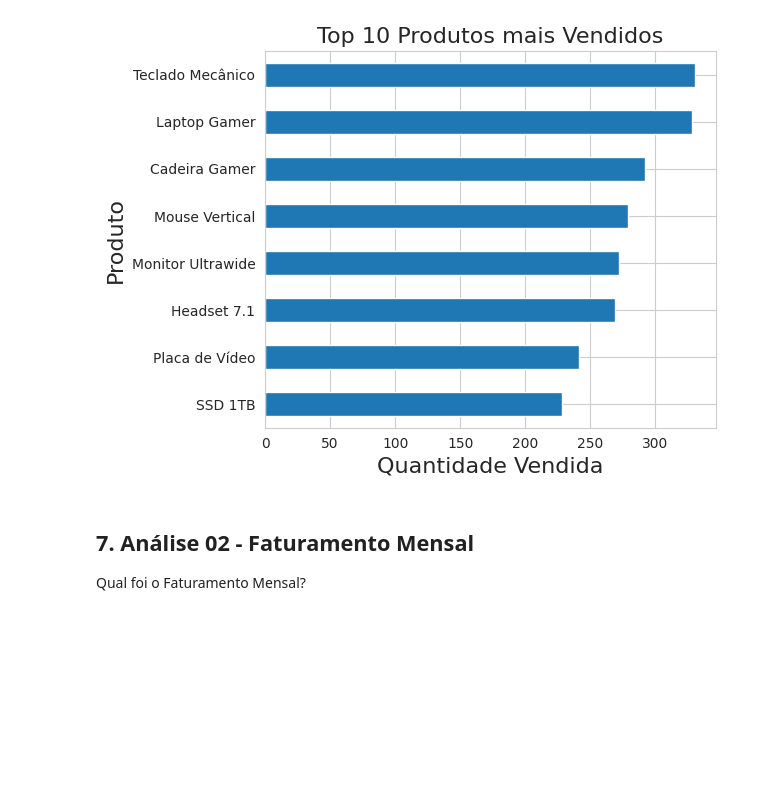
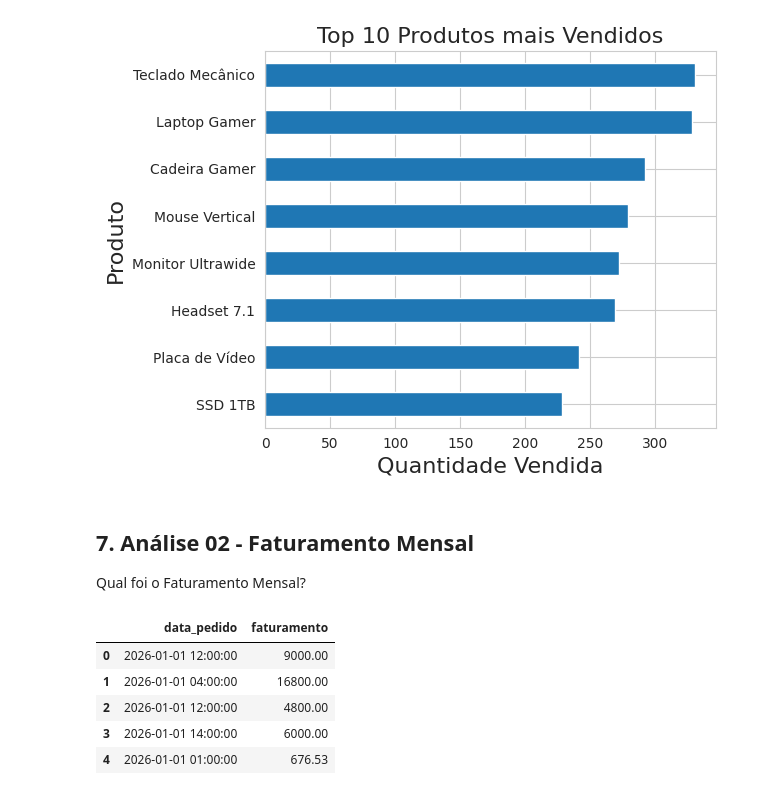
Before and after one commit to marcusvbrangel/fundamentos-linguagem-python-basico-aplicacoes-ia, a Jupyter notebook: 02-mini-projeto-01/estudo-python-02-mini-projeto-01.ipynb, the cells around one changed output. Drawn from its saved outputs; the diff is of its cells as text; code cells hidden in the pictures; blank space fills up the shorter version.

```diff
--- a/02-mini-projeto-01/estudo-python-02-mini-projeto-01.ipynb
+++ b/02-mini-projeto-01/estudo-python-02-mini-projeto-01.ipynb
@@ -367,3 +367,13 @@ plt.show()
 # %% [markdown]
 ## 7. Análise 02 - Faturamento Mensal
 Qual foi o Faturamento Mensal?
+# %%
+# exibe os dados
+df_vendas[["data_pedido", "faturamento"]].head()
+# %% [output]
+|  | data_pedido | faturamento |
+| 0 | 2026-01-01 12:00:00 | 9000.00 |
+| 1 | 2026-01-01 04:00:00 | 16800.00 |
+| 2 | 2026-01-01 12:00:00 | 4800.00 |
+| 3 | 2026-01-01 14:00:00 | 6000.00 |
+| 4 | 2026-01-01 01:00:00 | 676.53 |
```
Also changed, not shown: parts of 6 cells of this notebook.
